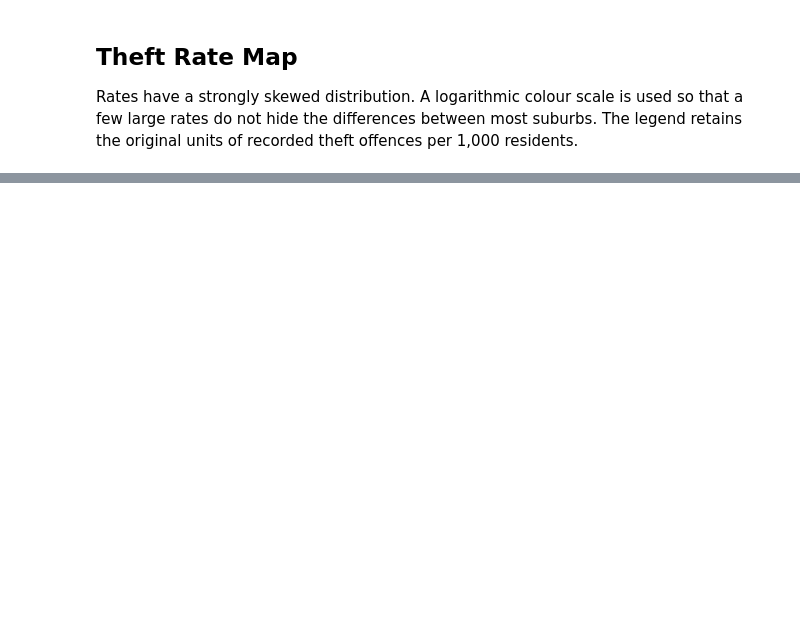
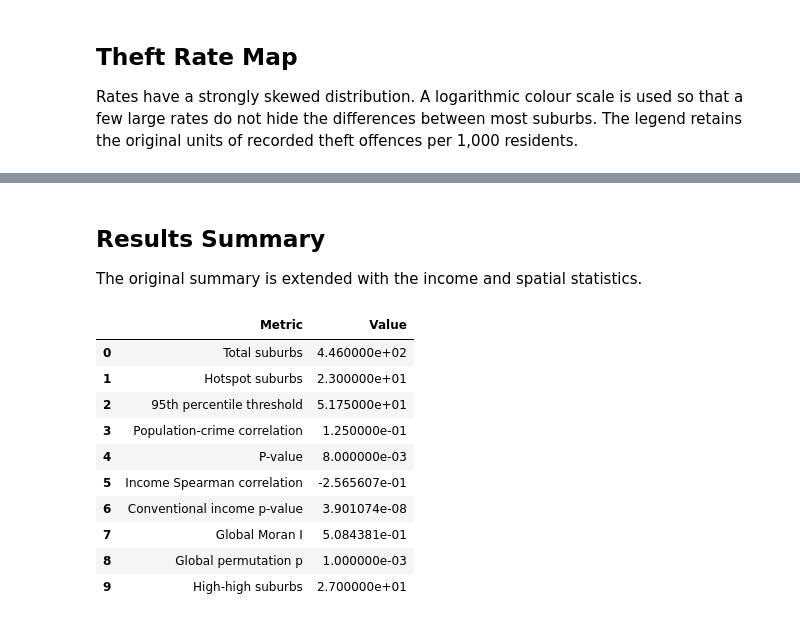
Before and after one commit to University-of-Tasmania-GPSS/AT3_Group10_2026, a Jupyter notebook: AT3.ipynb, the cells around one changed output, grey strips where cells are left out. Cells and saved outputs as stored; diff of their text form; code cells hidden in the pictures; blank space fills up the shorter version.

```diff
--- a/AT3.ipynb
+++ b/AT3.ipynb
@@ -400,0 +603,7 @@ results_summary.to_csv("outputs/summary.csv", index=False)
+# %%
+np.random.seed(375)
+moran = Moran(crime_gdf["LOG_RATE"].to_numpy(), weights, permutations=999)
+global_p = (1 + (moran.sim >= moran.I).sum()) / (len(moran.sim) + 1)
+
+print("Global Moran's I:", round(moran.I, 3))
+print("Permutation p-value (positive clustering):", round(global_p, 3))
@@ -400,0 +684,26 @@ results_summary.to_csv("outputs/summary.csv", index=False)
+# %% [markdown]
+## Results Summary
+
+The original summary is extended with the income and spatial statistics.
+# %%
+# Add the spatial and income results to the original summary
+analysis_summary = pd.DataFrame({
+    "Metric": ["Income Spearman correlation", "Conventional income p-value",
+               "Global Moran I", "Global permutation p", "High-high suburbs"],
+    "Value": [income_corr, income_p, moran.I, global_p,
+              (crime_gdf["CLUSTER"] == "High-high").sum()]
+})
+results_summary = pd.concat([results_summary, analysis_summary], ignore_index=True)
+results_summary
+# %% [output]
+|  | Metric | Value |
+| 0 | Total suburbs | 4.460000e+02 |
+| 1 | Hotspot suburbs | 2.300000e+01 |
+| 2 | 95th percentile threshold | 5.175000e+01 |
+| 3 | Population-crime correlation | 1.250000e-01 |
+| 4 | P-value | 8.000000e-03 |
+| 5 | Income Spearman correlation | -2.565607e-01 |
+| 6 | Conventional income p-value | 3.901074e-08 |
+| 7 | Global Moran I | 5.084381e-01 |
+| 8 | Global permutation p | 1.000000e-03 |
+| 9 | High-high suburbs | 2.700000e+01 |
```
Also changed, not shown: parts of 35 cells of this notebook.
